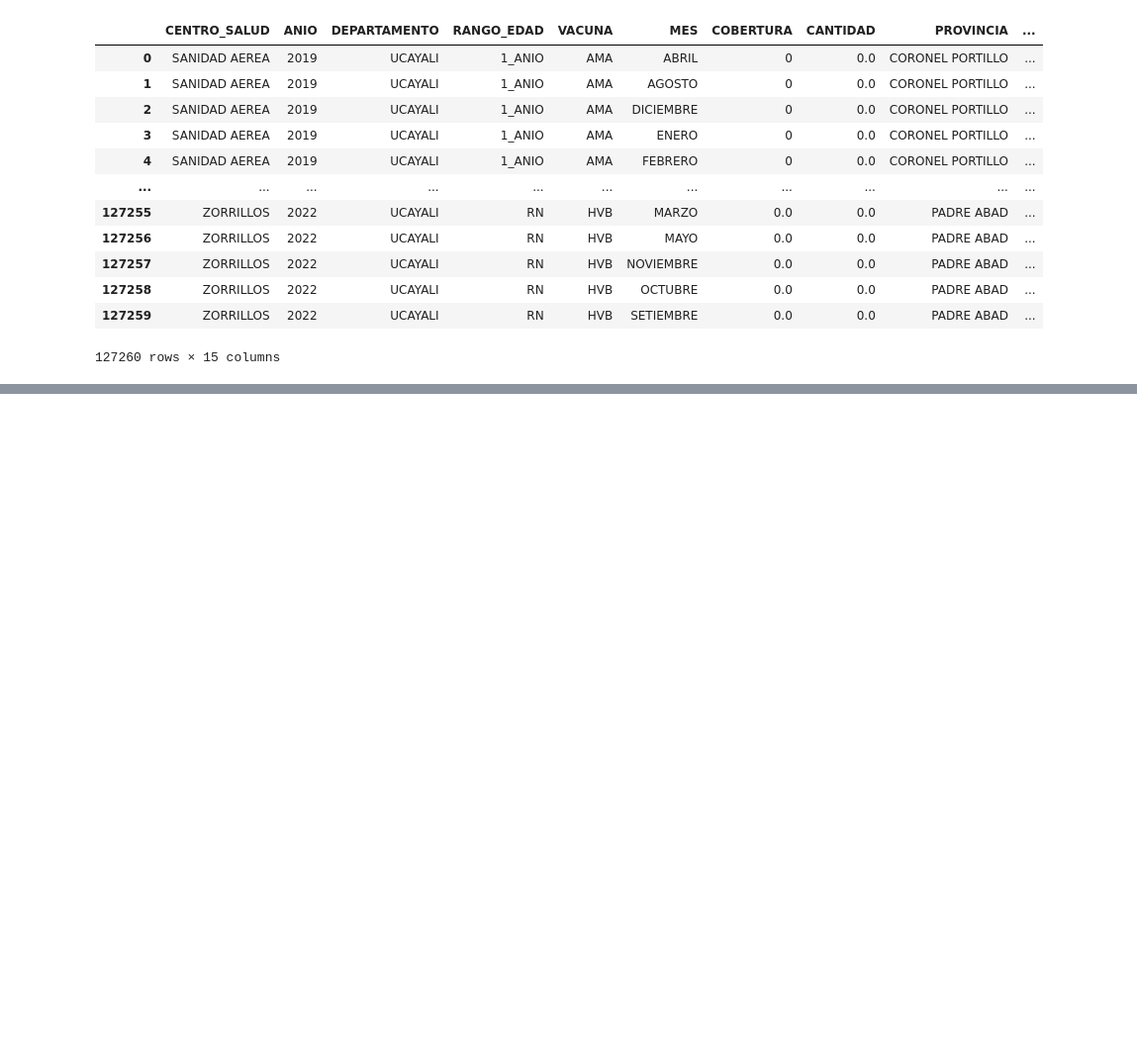
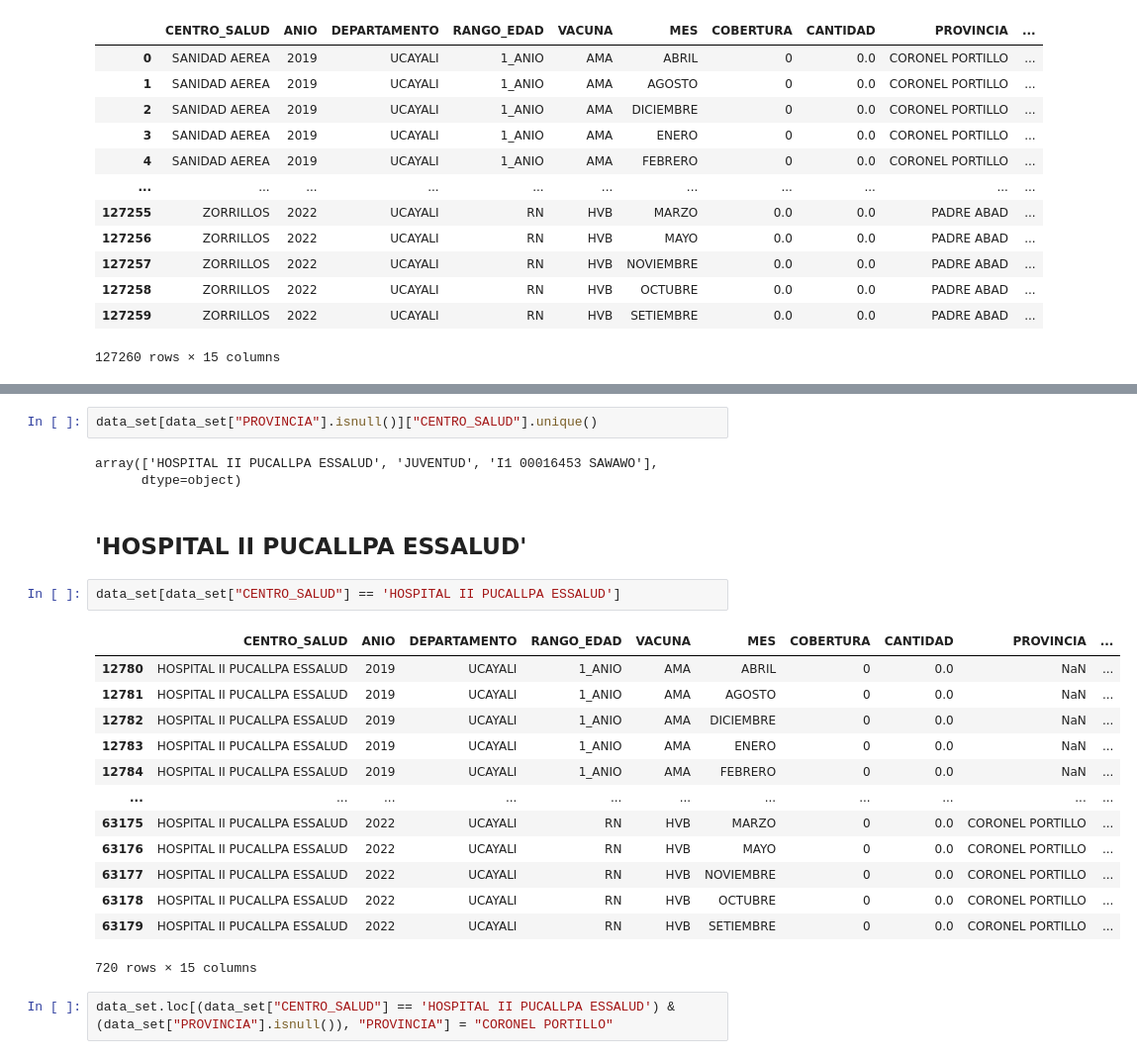
Before and after one commit to lulloaX/group3_unicef, a Jupyter notebook: Scripts/EDA.ipynb, the cells around one changed output, grey strips where cells are left out. Shown at 99% size. Drawn from its saved outputs; the diff is of its cells as text; blank space fills up the shorter version.

```diff
--- a/Scripts/EDA.ipynb
+++ b/Scripts/EDA.ipynb
@@ -19,0 +39,25 @@ data_set
+# %%
+data_set[data_set["PROVINCIA"].isnull()]["CENTRO_SALUD"].unique()
+# %% [output]
+array(['HOSPITAL II PUCALLPA ESSALUD', 'JUVENTUD', 'I1 00016453 SAWAWO'],
+      dtype=object)
+# %% [markdown]
+## 'HOSPITAL II PUCALLPA ESSALUD'
+# %%
+data_set[data_set["CENTRO_SALUD"] == 'HOSPITAL II PUCALLPA ESSALUD']
+# %% [output]
+|  | CENTRO_SALUD | ANIO | DEPARTAMENTO | RANGO_EDAD | VACUNA | MES | COBERTURA | CANTIDAD | PROVINCIA | ... |
+| 12780 | HOSPITAL II PUCALLPA ESSALUD | 2019 | UCAYALI | 1_ANIO | AMA | ABRIL | 0 | 0.0 | NaN | ... |
+| 12781 | HOSPITAL II PUCALLPA ESSALUD | 2019 | UCAYALI | 1_ANIO | AMA | AGOSTO | 0 | 0.0 | NaN | ... |
+| 12782 | HOSPITAL II PUCALLPA ESSALUD | 2019 | UCAYALI | 1_ANIO | AMA | DICIEMBRE | 0 | 0.0 | NaN | ... |
+| 12783 | HOSPITAL II PUCALLPA ESSALUD | 2019 | UCAYALI | 1_ANIO | AMA | ENERO | 0 | 0.0 | NaN | ... |
+| 12784 | HOSPITAL II PUCALLPA ESSALUD | 2019 | UCAYALI | 1_ANIO | AMA | FEBRERO | 0 | 0.0 | NaN | ... |
+| ... | ... | ... | ... | ... | ... | ... | ... | ... | ... | ... |
+| 63175 | HOSPITAL II PUCALLPA ESSALUD | 2022 | UCAYALI | RN | HVB | MARZO | 0 | 0.0 | CORONEL PORTILLO | ... |
+| 63176 | HOSPITAL II PUCALLPA ESSALUD | 2022 | UCAYALI | RN | HVB | MAYO | 0 | 0.0 | CORONEL PORTILLO | ... |
+| 63177 | HOSPITAL II PUCALLPA ESSALUD | 2022 | UCAYALI | RN | HVB | NOVIEMBRE | 0 | 0.0 | CORONEL PORTILLO | ... |
+| 63178 | HOSPITAL II PUCALLPA ESSALUD | 2022 | UCAYALI | RN | HVB | OCTUBRE | 0 | 0.0 | CORONEL PORTILLO | ... |
+| 63179 | HOSPITAL II PUCALLPA ESSALUD | 2022 | UCAYALI | RN | HVB | SETIEMBRE | 0 | 0.0 | CORONEL PORTILLO | ... |
+720 rows × 15 columns
+# %%
+data_set.loc[(data_set["CENTRO_SALUD"] == 'HOSPITAL II PUCALLPA ESSALUD') & (data_set["PROVINCIA"].isnull()), "PROVINCIA"] = "CORONEL PORTILLO"
```
Also changed, not shown: parts of 30 cells of this notebook, 1 other file.
